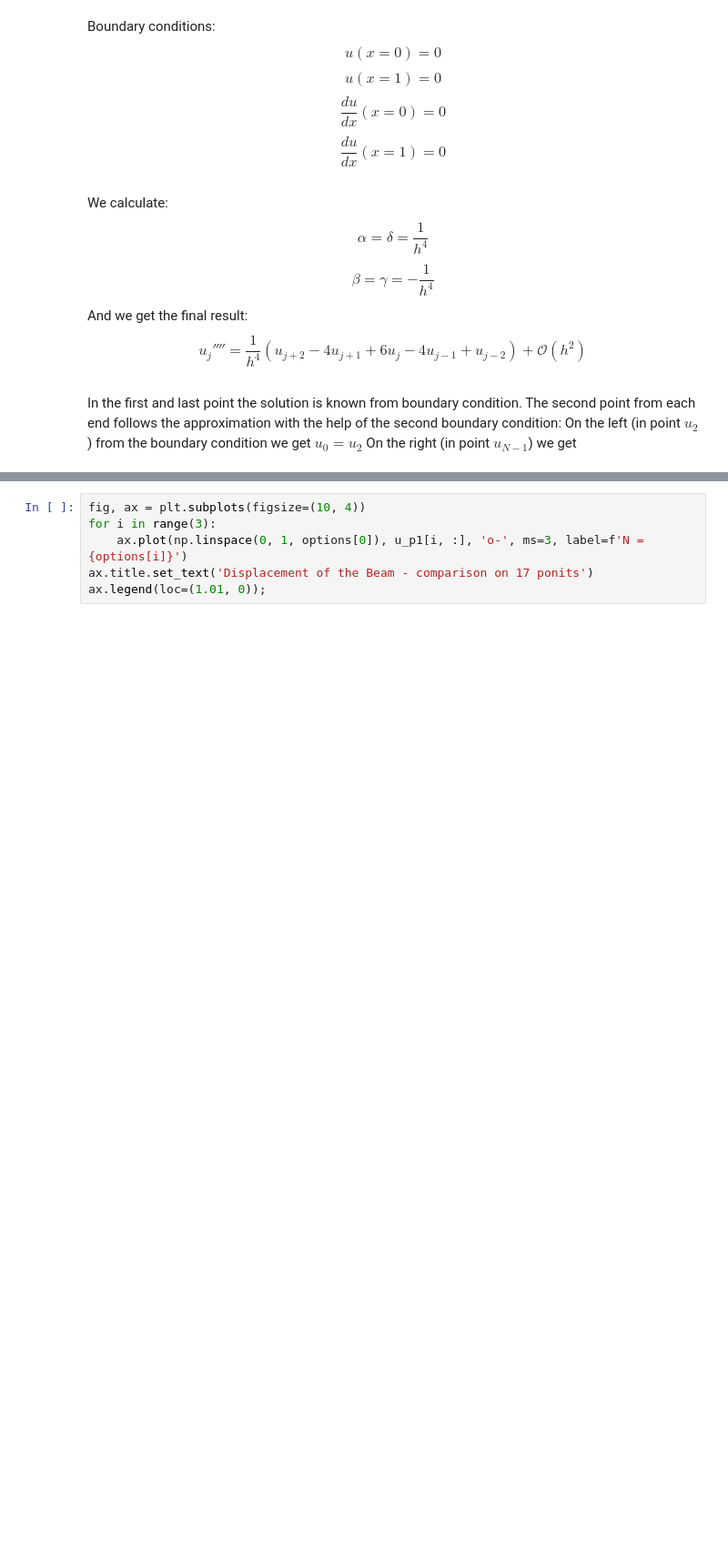
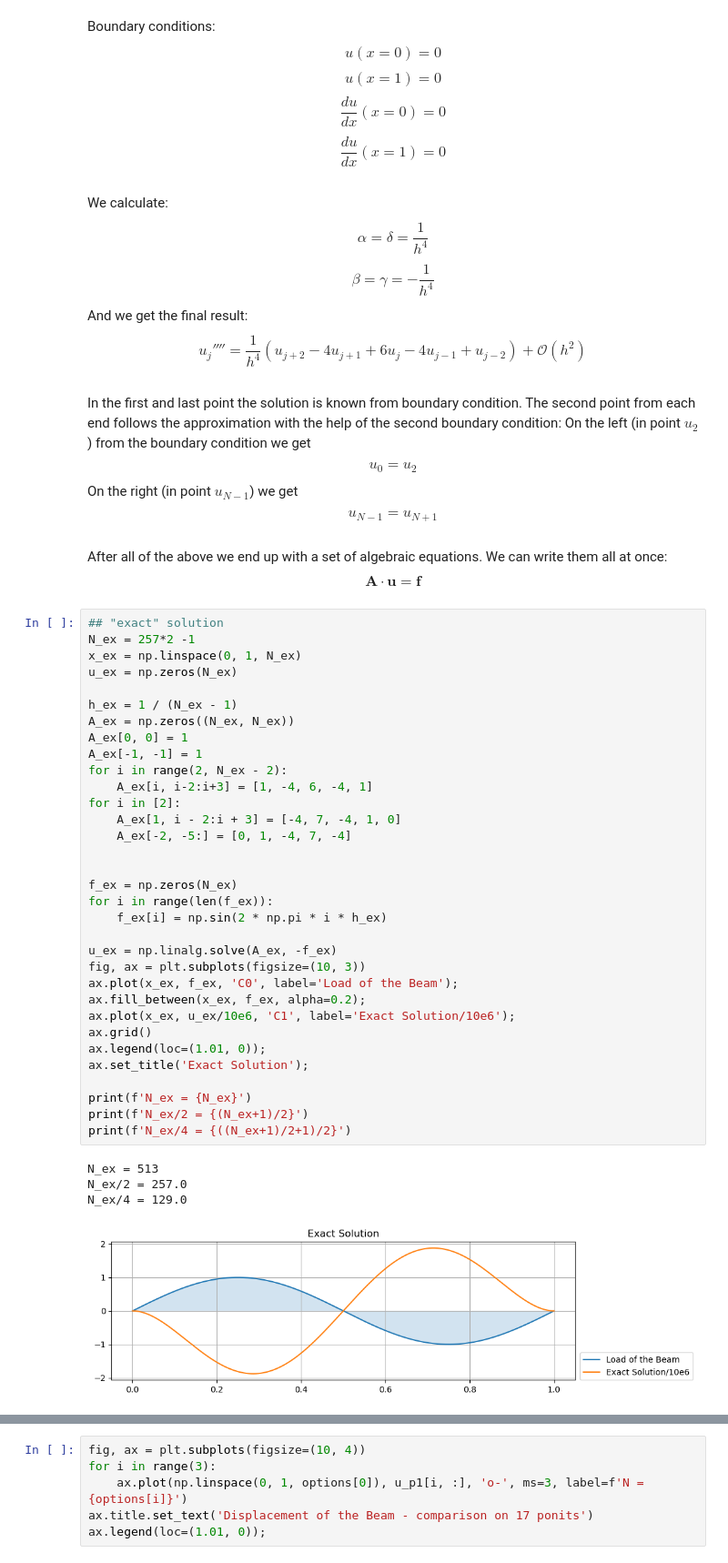
Before and after one commit to markotacer/pypinm, a Jupyter notebook: Twente/Numerical methods/Asisignment_1/main.ipynb, the cells around one changed output, grey strips where cells are left out. Shown: that part at 91% size. Cells and saved outputs as stored; diff of their text form; blank space fills up the shorter version.

```diff
--- a/Twente/Numerical methods/Asisignment_1/main.ipynb
+++ b/Twente/Numerical methods/Asisignment_1/main.ipynb
@@ -70,5 +71,46 @@ And we get the final result:
 $$u_j'''' = \frac{1}{h^4} (u_{j+2} - 4u_{j+1} + 6u_{j} -4u_{j-1} + u_{j-2}) + \mathcal{O}\left(h^{2}\right)$$
 # %% [markdown]
 In the first and last point the solution is known from boundary condition. The second point from each end follows the approximation with the help of the second boundary condition:
-On the left (in point $u_2$) from the boundary condition we get $u_0 = u_2$
-On the right (in point $u_{N-1}$) we get
+On the left (in point $u_2$) from the boundary condition we get $$u_0 = u_2$$
+On the right (in point $u_{N-1}$) we get $$u_{N-1} = u_{N+1}$$
+# %% [markdown]
+After all of the above we end up with a set of algebraic equations. We can write them all at once:
+$$\mathbf{A} \cdot \mathbf{u} = \mathbf{f}$$
+# %%
+## "exact" solution
+N_ex = 257*2 -1
+x_ex = np.linspace(0, 1, N_ex)
+u_ex = np.zeros(N_ex)
+
+h_ex = 1 / (N_ex - 1)
+A_ex = np.zeros((N_ex, N_ex))
+A_ex[0, 0] = 1
+A_ex[-1, -1] = 1
+for i in range(2, N_ex - 2):
+    A_ex[i, i-2:i+3] = [1, -4, 6, -4, 1]
+for i in [2]:
+    A_ex[1, i - 2:i + 3] = [-4, 7, -4, 1, 0]
+    A_ex[-2, -5:] = [0, 1, -4, 7, -4]
+
+
+f_ex = np.zeros(N_ex)
+for i in range(len(f_ex)):
+    f_ex[i] = np.sin(2 * np.pi * i * h_ex)
+
+u_ex = np.linalg.solve(A_ex, -f_ex)
+fig, ax = plt.subplots(figsize=(10, 3))
+ax.plot(x_ex, f_ex, 'C0', label='Load of the Beam');
+ax.fill_between(x_ex, f_ex, alpha=0.2);
+ax.plot(x_ex, u_ex/10e6, 'C1', label='Exact Solution/10e6');
+ax.grid()
+ax.legend(loc=(1.01, 0));
+ax.set_title('Exact Solution');
+
+print(f'N_ex = {N_ex}')
+print(f'N_ex/2 = {(N_ex+1)/2}')
+print(f'N_ex/4 = {((N_ex+1)/2+1)/2}')
+# %% [output]
+N_ex = 513
+N_ex/2 = 257.0
+N_ex/4 = 129.0
+[figure, added]
```
Also changed, not shown: parts of 36 cells of this notebook, 6 other files.
